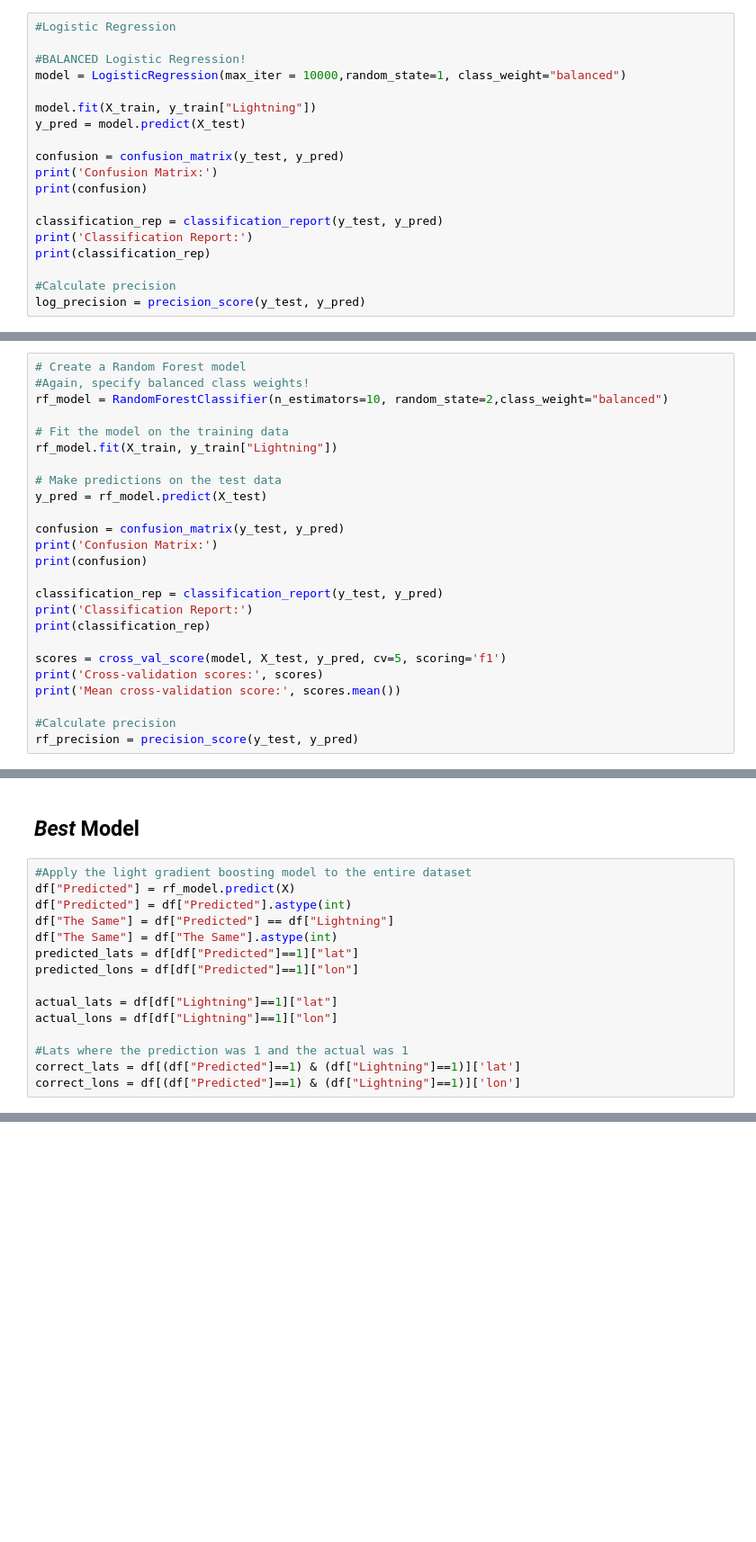
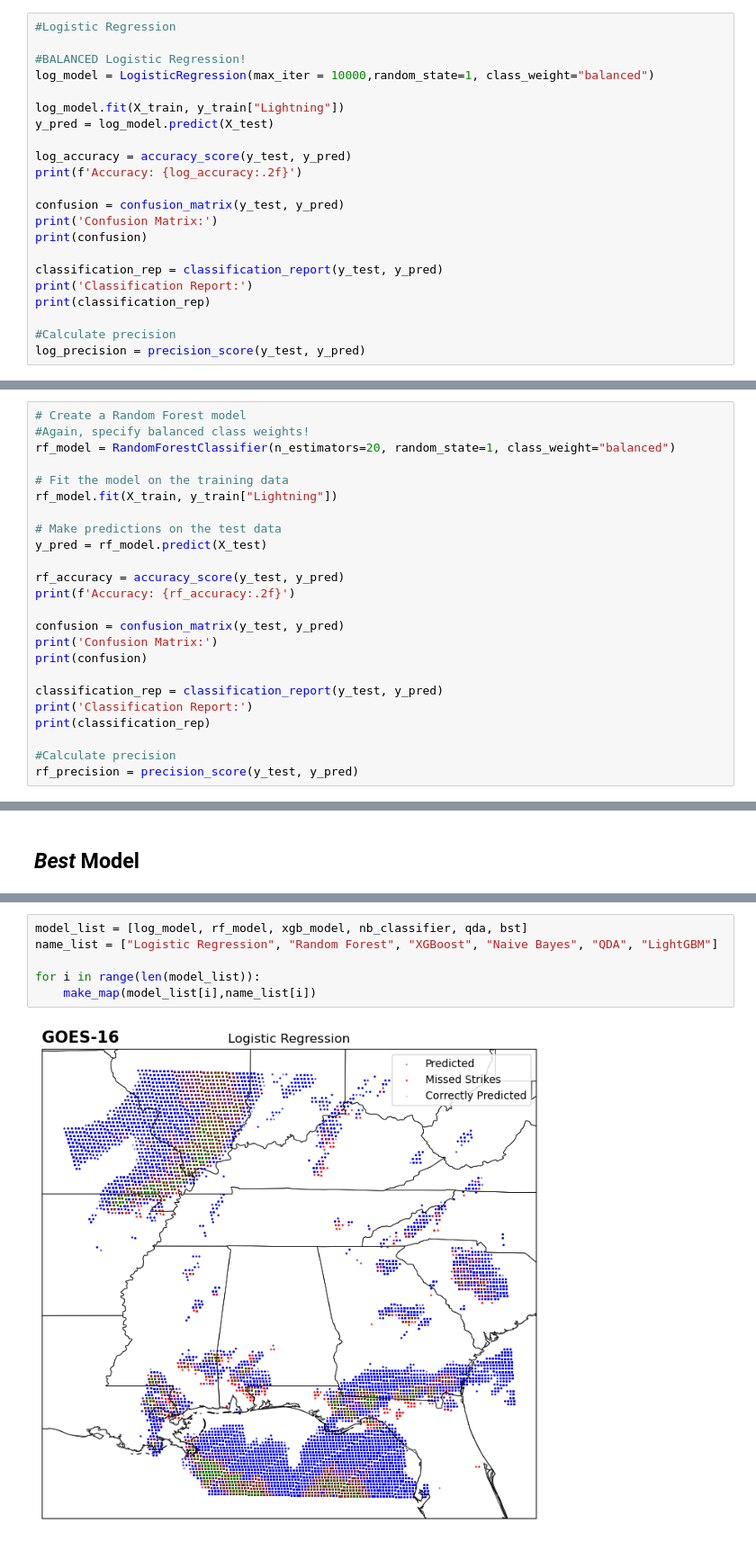
Before and after one commit to robertfeldstein/GitResearch, a Jupyter notebook: LightningEDA.ipynb, the cells around one changed output, grey strips where cells are left out. Shown at 90% size. Drawn from its saved outputs; the diff is of its cells as text; blank space fills up the shorter version.

```diff
--- a/LightningEDA.ipynb
+++ b/LightningEDA.ipynb
@@ -120,10 +122,13 @@ Note: We specify class_weight = "balanced" to ensure that the logistic regressio
 #Logistic Regression
 
 #BALANCED Logistic Regression!
-model = LogisticRegression(max_iter = 10000,random_state=1, class_weight="balanced")
+log_model = LogisticRegression(max_iter = 10000,random_state=1, class_weight="balanced")
 
-model.fit(X_train, y_train["Lightning"])
-y_pred = model.predict(X_test)
+log_model.fit(X_train, y_train["Lightning"])
+y_pred = log_model.predict(X_test)
+
+log_accuracy = accuracy_score(y_test, y_pred)
+print(f'Accuracy: {log_accuracy:.2f}')
 
 confusion = confusion_matrix(y_test, y_pred)
 print('Confusion Matrix:')
@@ -161,13 +167,16 @@ Rather than using logistic regression and sigmoid functions to classify our data
 # %%
 # Create a Random Forest model
 #Again, specify balanced class weights!
-rf_model = RandomForestClassifier(n_estimators=10, random_state=2,class_weight="balanced")
+rf_model = RandomForestClassifier(n_estimators=20, random_state=1, class_weight="balanced")
 
 # Fit the model on the training data
 rf_model.fit(X_train, y_train["Lightning"])
 
 # Make predictions on the test data
 y_pred = rf_model.predict(X_test)
+
+rf_accuracy = accuracy_score(y_test, y_pred)
+print(f'Accuracy: {rf_accuracy:.2f}')
 
 confusion = confusion_matrix(y_test, y_pred)
 print('Confusion Matrix:')
@@ -177,10 +186,6 @@ classification_rep = classification_report(y_test, y_pred)
 print('Classification Report:')
 print(classification_rep)
 
-scores = cross_val_score(model, X_test, y_pred, cv=5, scoring='f1')
-print('Cross-validation scores:', scores)
-print('Mean cross-validation score:', scores.mean())
-
 #Calculate precision
 rf_precision = precision_score(y_test, y_pred)
 # %% [output]
@@ -438,18 +463,3 @@ plt.show()
 # %% [markdown]
 ## *Best* Model
-# %%
-#Apply the light gradient boosting model to the entire dataset
-df["Predicted"] = rf_model.predict(X)
-df["Predicted"] = df["Predicted"].astype(int)
-df["The Same"] = df["Predicted"] == df["Lightning"]
-df["The Same"] = df["The Same"].astype(int)
-predicted_lats = df[df["Predicted"]==1]["lat"]
-predicted_lons = df[df["Predicted"]==1]["lon"]
-
-actual_lats = df[df["Lightning"]==1]["lat"]
-actual_lons = df[df["Lightning"]==1]["lon"]
-
-#Lats where the prediction was 1 and the actual was 1
-correct_lats = df[(df["Predicted"]==1) & (df["Lightning"]==1)]['lat']
-correct_lons = df[(df["Predicted"]==1) & (df["Lightning"]==1)]['lon']
 # %%
@@ -500,0 +514,8 @@ plt.show()
+# %%
+model_list = [log_model, rf_model, xgb_model, nb_classifier, qda, bst]
+name_list = ["Logistic Regression", "Random Forest", "XGBoost", "Naive Bayes", "QDA", "LightGBM"]
+
+for i in range(len(model_list)):
+    make_map(model_list[i],name_list[i])
+# %% [output]
+[figure, added]
```
Also changed, not shown: parts of 16 cells of this notebook, 4 other files.
